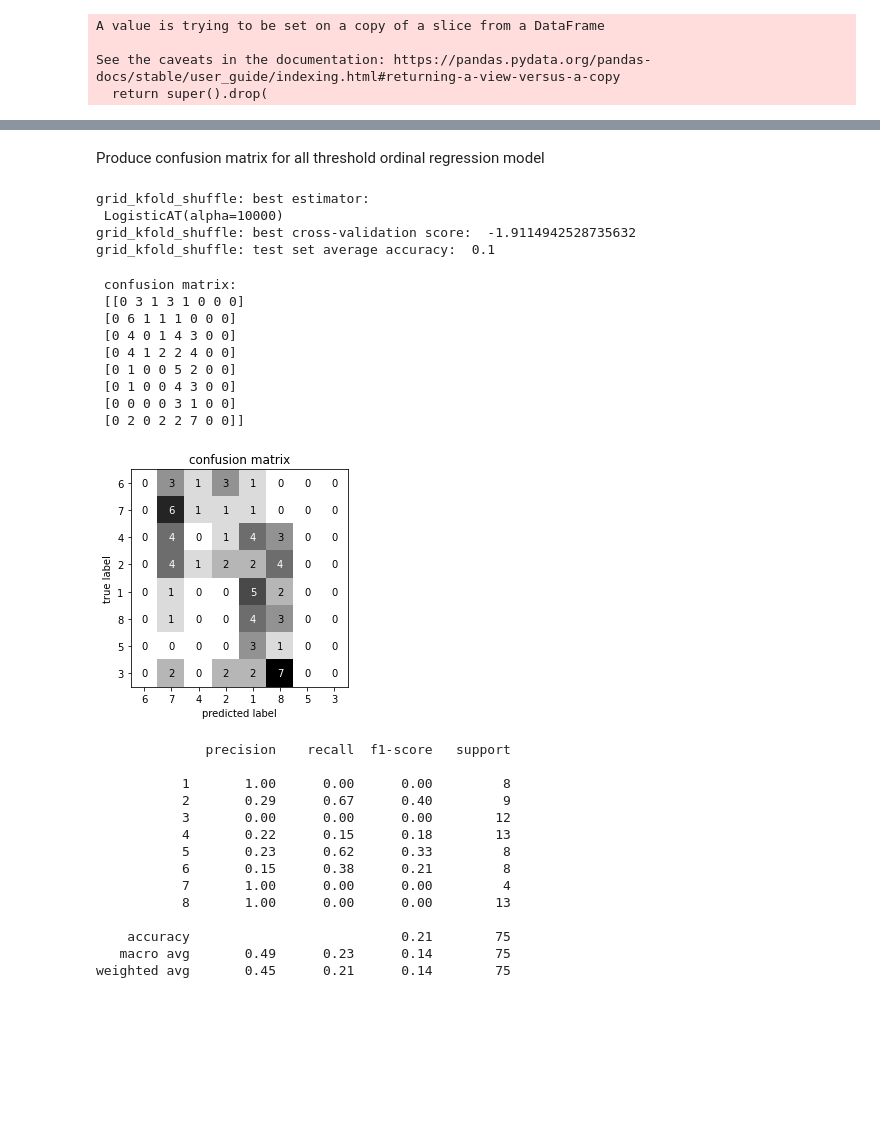
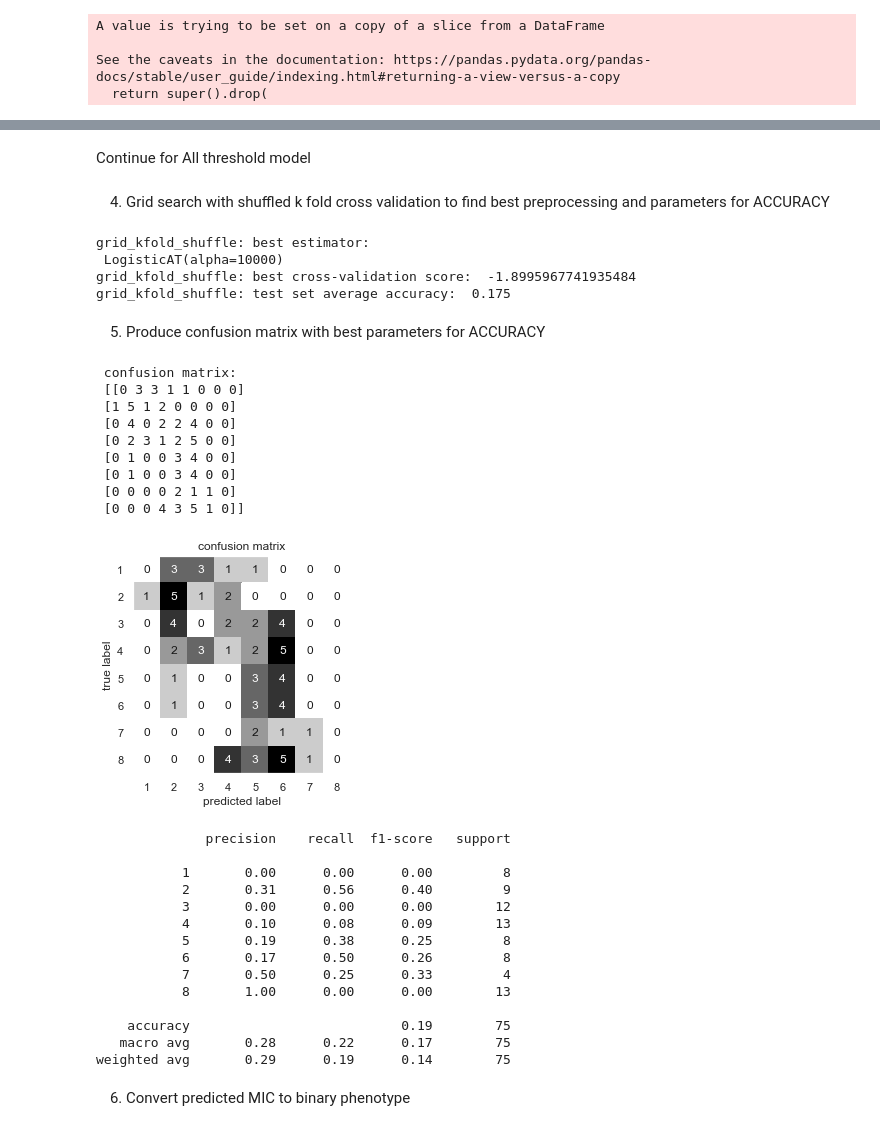
Before and after one commit to fowler-lab/Inh_resistance, a Jupyter notebook: Ordinalreg_notebook.ipynb, the cells around one changed output, grey strips where cells are left out. Cells and saved outputs as stored; diff of their text form; code cells hidden in the pictures; blank space fills up the shorter version.

Commit message:
Complete model with models figures

```diff
--- a/Ordinalreg_notebook.ipynb
+++ b/Ordinalreg_notebook.ipynb
@@ -11,3 +11,6 @@ from sklearn.pipeline import Pipeline
 from sklearn.model_selection import train_test_split, KFold, GridSearchCV
 from sklearn.metrics import accuracy_score, average_precision_score, roc_auc_score
 from matplotlib import pyplot as plt
+import seaborn as sns
+sns.set_theme()
+sns.set_palette(sns.color_palette('Set1'))
@@ -38,7 +53,7 @@ See the caveats in the documentation: https://pandas.pydata.org/pandas-docs/stab
 # %%
 MIC_df = MIC_ML_data[['MIC_values','MUT_RESISTANCE','MUTATION','Site1_Distance','d_volume','d_MW',	\
               'd_hydropathy', 'd_Pi', 'Depth','H','O','T','S','G','E',  \
-              'B','I','Tempfactor','Hem_dist']]
+              'B','I','Tempfactor','Hem_dist','Site2_dist','SNAP2_score']]
 
 # creates features numpy array
 MIC_features = MIC_df[MIC_df.columns[2:]].to_numpy()
@@ -157,14 +180,14 @@ ordinal_IT = m.LogisticIT(alpha = 1000)
 # %%
 #copy and fit classifier with best parameters from previous section
 ordinal = ordinal_IT
-ordinal.fit(X_train_nodup, y_train_nodup)
+ordinal.fit(X_train_cv, y_train_cv)
 
 predict = ordinal.predict(X_test_nodup)
 
 #generate confusion matrix
 from sklearn.metrics import confusion_matrix
 ints = [1,2,3,4,5,6,7,8]
-confusion = confusion_matrix(y_test_nodup, predict)
+confusion = confusion_matrix(y_test_nodup, predict, labels = ints)
 
 print ('\n confusion matrix: \n', confusion)
 # %% [output]
@@ -268,10 +316,12 @@ weighted avg       0.69      0.65      0.66        75
-# %% [markdown]
-Produce confusion matrix for all threshold ordinal regression model
+# %% [markdown]
+Continue for All threshold model
+# %% [markdown]
+4. Grid search with shuffled k fold cross validation to find best preprocessing and parameters for ACCURACY
 # %%
 #Grid search with kfold cross validation (best cv for logreg multiclass classifcation)
 
-# KFold = KFold(n_splits=5) - code in previous section
-grid_kfold = GridSearchCV(ordinal_AT, param_grid, cv=KFold, n_jobs=-1)
+Kfold_shuffle=KFold(n_splits=5, shuffle=True, random_state=0)
+grid_kfold = GridSearchCV(ordinal_AT, param_grid, cv=Kfold_shuffle, n_jobs=-1)
 grid_kfold.fit(X_train_cv, y_train_cv)
 print ('grid_kfold_shuffle: best estimator: \n', grid_kfold.best_estimator_)
 print ('grid_kfold_shuffle: best cross-validation score: ', grid_kfold.best_score_)
@@ -280,10 +330,12 @@ print ('grid_kfold_shuffle: test set average accuracy: ',
 # %% [output]
 grid_kfold_shuffle: best estimator:
  LogisticAT(alpha=10000)
-grid_kfold_shuffle: best cross-validation score:  -1.9114942528735632
-grid_kfold_shuffle: test set average accuracy:  0.1
+grid_kfold_shuffle: best cross-validation score:  -1.8995967741935484
+grid_kfold_shuffle: test set average accuracy:  0.175
 # %%
 ordinal_AT = m.LogisticAT(alpha = 10000)
+# %% [markdown]
+5. Produce confusion matrix with best parameters for ACCURACY
 # %%
 #copy and fit classifier with best parameters from previous section
 ordinal = ordinal_AT
@@ -293,31 +345,32 @@ predict = ordinal.predict(X_test_nodup)
 
 #generate confusion matrix
 from sklearn.metrics import confusion_matrix
-confusion = confusion_matrix(y_test_nodup, predict)
+ints = [1,2,3,4,5,6,7,8]
+confusion = confusion_matrix(y_test_nodup, predict, labels = ints)
 
 print ('\n confusion matrix: \n', confusion)
 # %% [output]
  confusion matrix:
- [[0 3 1 3 1 0 0 0]
- [0 6 1 1 1 0 0 0]
- [0 4 0 1 4 3 0 0]
- [0 4 1 2 2 4 0 0]
- [0 1 0 0 5 2 0 0]
- [0 1 0 0 4 3 0 0]
- [0 0 0 0 3 1 0 0]
- [0 2 0 2 2 7 0 0]]
+ [[0 3 3 1 1 0 0 0]
+ [1 5 1 2 0 0 0 0]
+ [0 4 0 2 2 4 0 0]
+ [0 2 3 1 2 5 0 0]
+ [0 1 0 0 3 4 0 0]
+ [0 1 0 0 3 4 0 0]
+ [0 0 0 0 2 1 1 0]
+ [0 0 0 4 3 5 1 0]]
 # %%
 #generate heatmap of confusion matrix for visualisation
 import mglearn
 
-target_names = y_train_nodup.unique().tolist()
+target_names = ints.copy()
 scores_image = mglearn.tools.heatmap(confusion, xlabel='predicted label',
                                      ylabel='true label', xticklabels=target_names,
                                      yticklabels=target_names, cmap=plt.cm.gray_r, fmt='%d')
 plt.title('confusion matrix')
 plt.gca().invert_yaxis()
 # %% [output]
-[figure, old version]
+[figure, new version]
 # %%
 #generate classification report
 from sklearn.metrics import classification_report
@@ -326,17 +379,19 @@ print (classification_report(y_test_nodup, predict, zero_division=True))
 # %% [output]
               precision    recall  f1-score   support
 
-           1       1.00      0.00      0.00         8
-           2       0.29      0.67      0.40         9
+           1       0.00      0.00      0.00         8
+           2       0.31      0.56      0.40         9
            3       0.00      0.00      0.00        12
-           4       0.22      0.15      0.18        13
-           5       0.23      0.62      0.33         8
-           6       0.15      0.38      0.21         8
-           7       1.00      0.00      0.00         4
+           4       0.10      0.08      0.09        13
+           5       0.19      0.38      0.25         8
+           6       0.17      0.50      0.26         8
+           7       0.50      0.25      0.33         4
            8       1.00      0.00      0.00        13
 
-    accuracy                           0.21        75
-   macro avg       0.49      0.23      0.14        75
-weighted avg       0.45      0.21      0.14        75
+    accuracy                           0.19        75
+   macro avg       0.28      0.22      0.17        75
+weighted avg       0.29      0.19      0.14        75
+# %% [markdown]
+6. Convert predicted MIC to binary phenotype
 # %%
 # uses MIC_to_binary function defined in previous section
```
Also changed, not shown: parts of 22 cells of this notebook.
